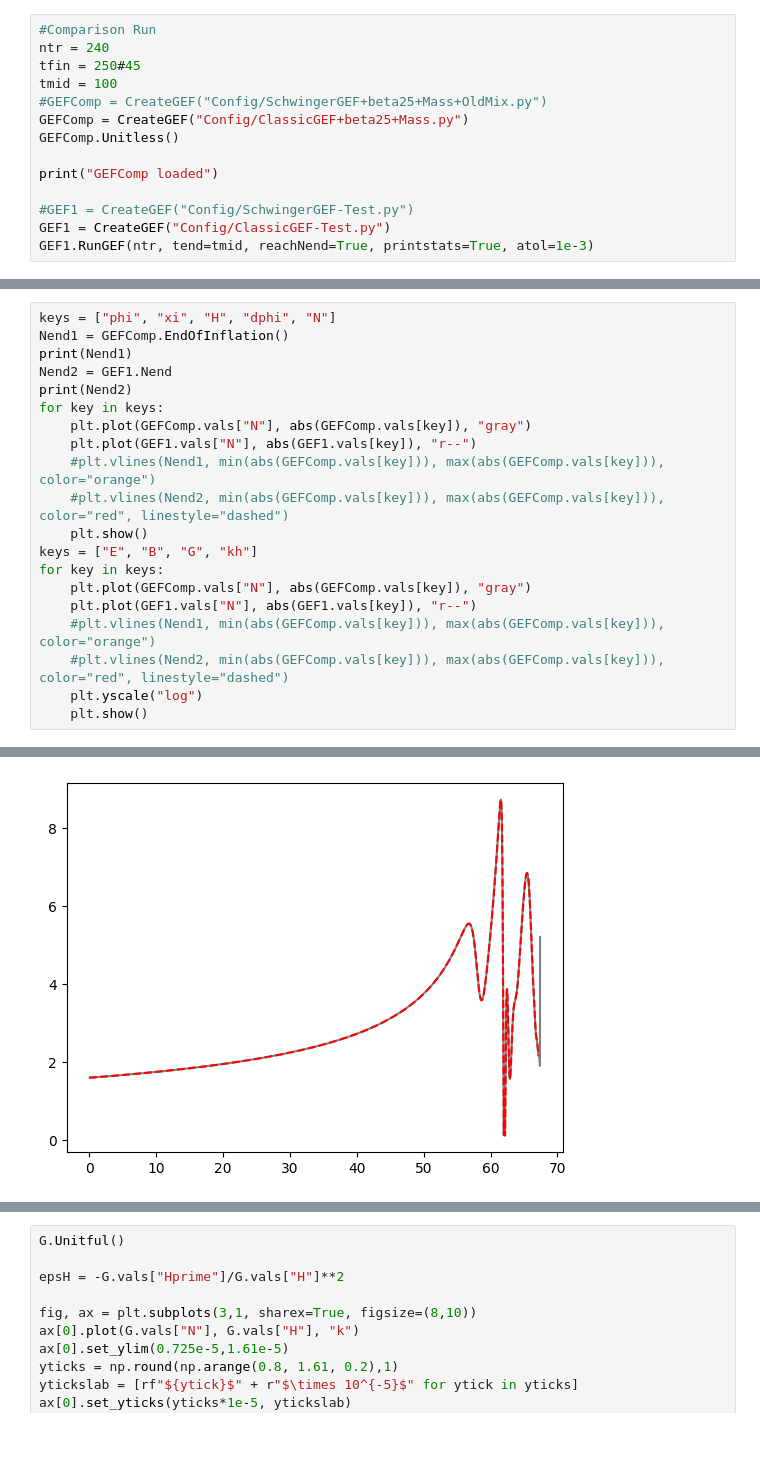
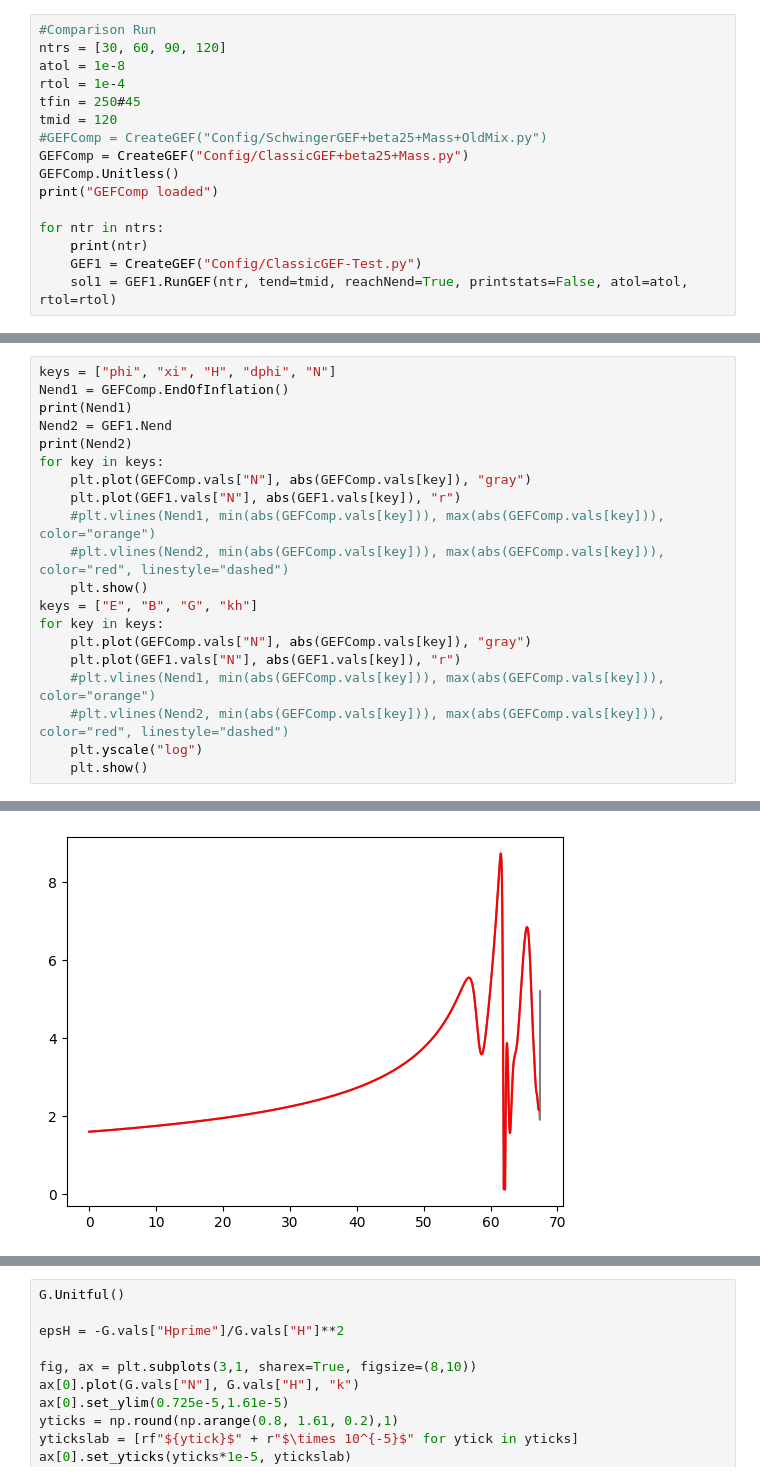
Before and after one commit to richard-von-eckardstein/GEFF, a Jupyter notebook: Testing.ipynb, the cells around one changed output, grey strips where cells are left out. Saved outputs shown, nothing was run; the diff lists cells and outputs as text; blank space fills up the shorter version.

```diff
--- a/Testing.ipynb
+++ b/Testing.ipynb
@@ -6,17 +6,19 @@ import matplotlib.pyplot as plt
 import numpy as np
 # %%
 #Comparison Run
-ntr = 240
+ntrs = [30, 60, 90, 120]
+atol = 1e-8
+rtol = 1e-4
 tfin = 250#45
-tmid = 100
+tmid = 120
 #GEFComp = CreateGEF("Config/SchwingerGEF+beta25+Mass+OldMix.py")
 GEFComp = CreateGEF("Config/ClassicGEF+beta25+Mass.py")
 GEFComp.Unitless()
-
 print("GEFComp loaded")
 
-#GEF1 = CreateGEF("Config/SchwingerGEF-Test.py")
-GEF1 = CreateGEF("Config/ClassicGEF-Test.py")
-GEF1.RunGEF(ntr, tend=tmid, reachNend=True, printstats=True, atol=1e-3)
+for ntr in ntrs:
+    print(ntr)
+    GEF1 = CreateGEF("Config/ClassicGEF-Test.py")
+    sol1 = GEF1.RunGEF(ntr, tend=tmid, reachNend=True, printstats=False, atol=atol, rtol=rtol)
 # %% [output]
 GEFComp loaded
@@ -45,14 +66,14 @@ Nend2 = GEF1.Nend
 print(Nend2)
 for key in keys:
     plt.plot(GEFComp.vals["N"], abs(GEFComp.vals[key]), "gray")
-    plt.plot(GEF1.vals["N"], abs(GEF1.vals[key]), "r--")
+    plt.plot(GEF1.vals["N"], abs(GEF1.vals[key]), "r")
     #plt.vlines(Nend1, min(abs(GEFComp.vals[key])), max(abs(GEFComp.vals[key])), color="orange")
     #plt.vlines(Nend2, min(abs(GEFComp.vals[key])), max(abs(GEFComp.vals[key])), color="red", linestyle="dashed")
     plt.show()
 keys = ["E", "B", "G", "kh"]
 for key in keys:
     plt.plot(GEFComp.vals["N"], abs(GEFComp.vals[key]), "gray")
-    plt.plot(GEF1.vals["N"], abs(GEF1.vals[key]), "r--")
+    plt.plot(GEF1.vals["N"], abs(GEF1.vals[key]), "r")
     #plt.vlines(Nend1, min(abs(GEFComp.vals[key])), max(abs(GEFComp.vals[key])), color="orange")
     #plt.vlines(Nend2, min(abs(GEFComp.vals[key])), max(abs(GEFComp.vals[key])), color="red", linestyle="dashed")
     plt.yscale("log")
@@ -64 +85 @@ for key in keys:
-[figure, old version]
+[figure, new version]
```
Also changed, not shown: parts of 4 cells of this notebook, 1 other file.
